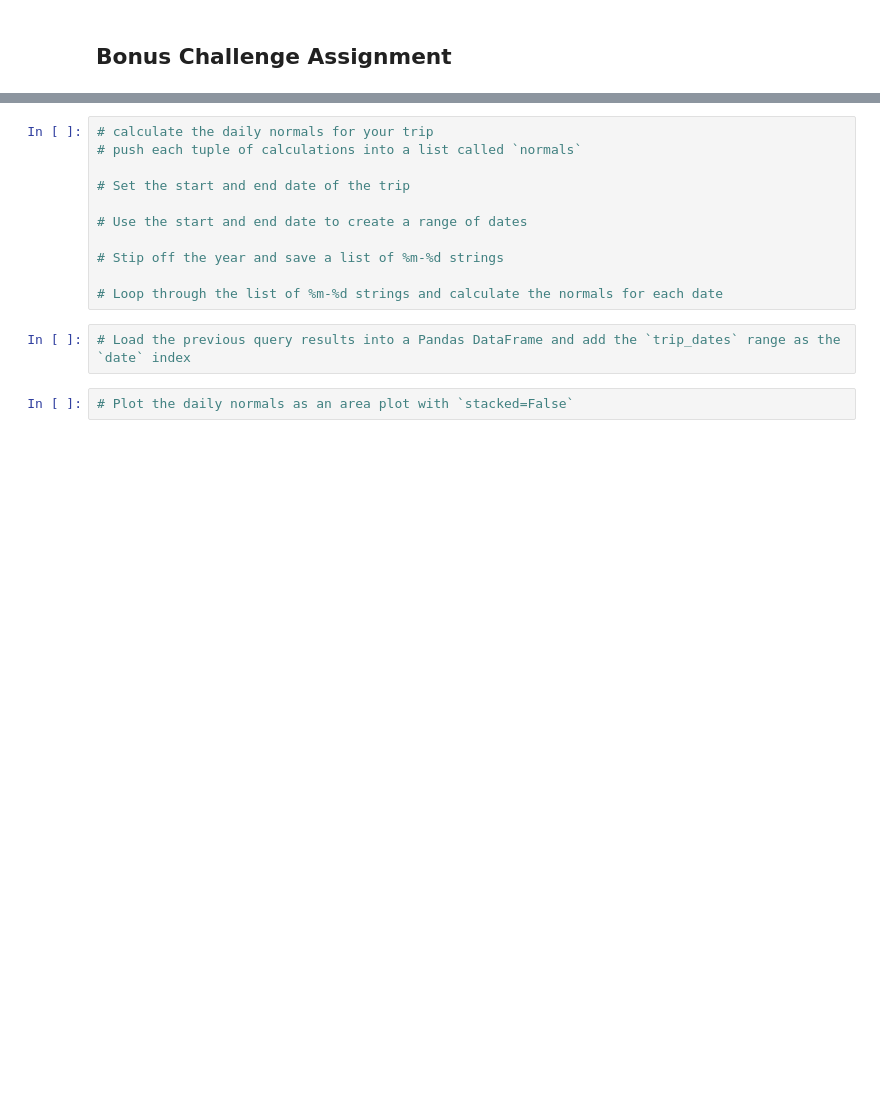
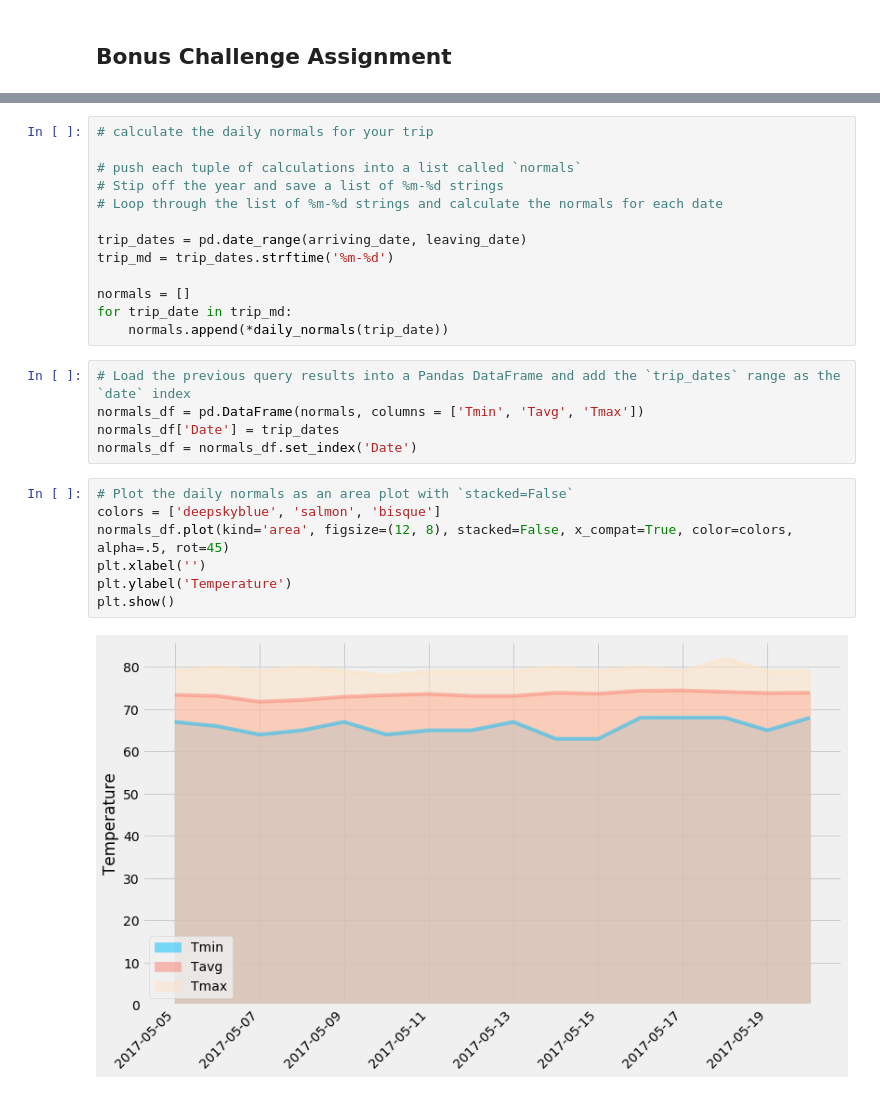
Before and after one commit to AlfredoOcegueda/sqlalchemy-challenge, a Jupyter notebook: climate_starter.ipynb, the cells around one changed output, grey strips where cells are left out. Saved outputs shown, nothing was run; the diff lists cells and outputs as text; blank space fills up the shorter version.

```diff
--- a/climate_starter.ipynb
+++ b/climate_starter.ipynb
@@ -191,15 +250,27 @@ daily_normals("01-01")
 # %%
 # calculate the daily normals for your trip
+
 # push each tuple of calculations into a list called `normals`
+# Stip off the year and save a list of %m-%d strings
+# Loop through the list of %m-%d strings and calculate the normals for each date
 
-# Set the start and end date of the trip
+trip_dates = pd.date_range(arriving_date, leaving_date)
+trip_md = trip_dates.strftime('%m-%d')
 
-# Use the start and end date to create a range of dates
-
-# Stip off the year and save a list of %m-%d strings
-
-# Loop through the list of %m-%d strings and calculate the normals for each date
+normals = []
+for trip_date in trip_md:
+    normals.append(*daily_normals(trip_date))
 # %%
 # Load the previous query results into a Pandas DataFrame and add the `trip_dates` range as the `date` index
+normals_df = pd.DataFrame(normals, columns = ['Tmin', 'Tavg', 'Tmax'])
+normals_df['Date'] = trip_dates
+normals_df = normals_df.set_index('Date')
 # %%
 # Plot the daily normals as an area plot with `stacked=False`
+colors = ['deepskyblue', 'salmon', 'bisque']
+normals_df.plot(kind='area', figsize=(12, 8), stacked=False, x_compat=True, color=colors, alpha=.5, rot=45)
+plt.xlabel('')
+plt.ylabel('Temperature')
+plt.show()
+# %% [output]
+[figure, added]
```
Also changed, not shown: parts of 12 cells of this notebook, 7 other files.
